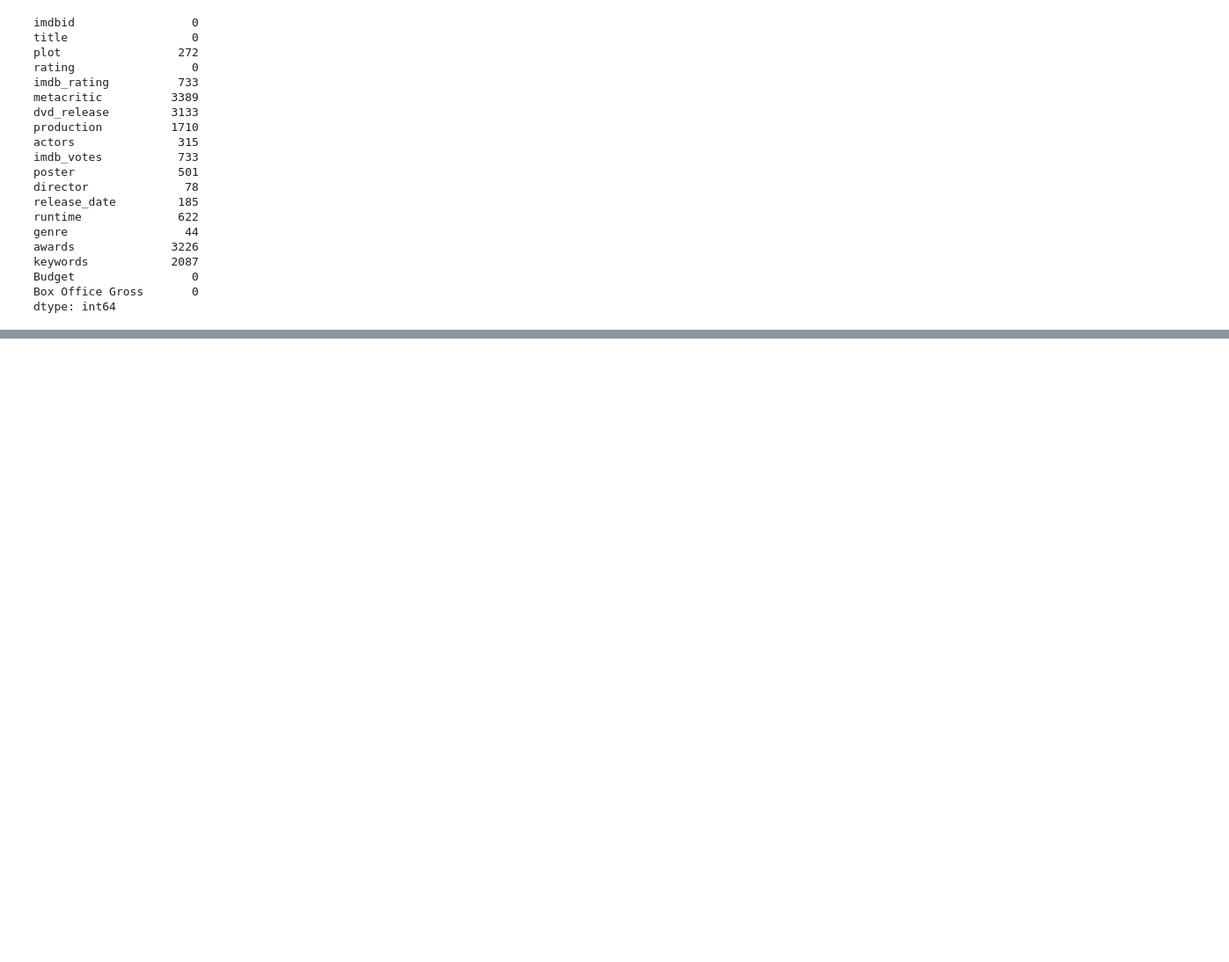
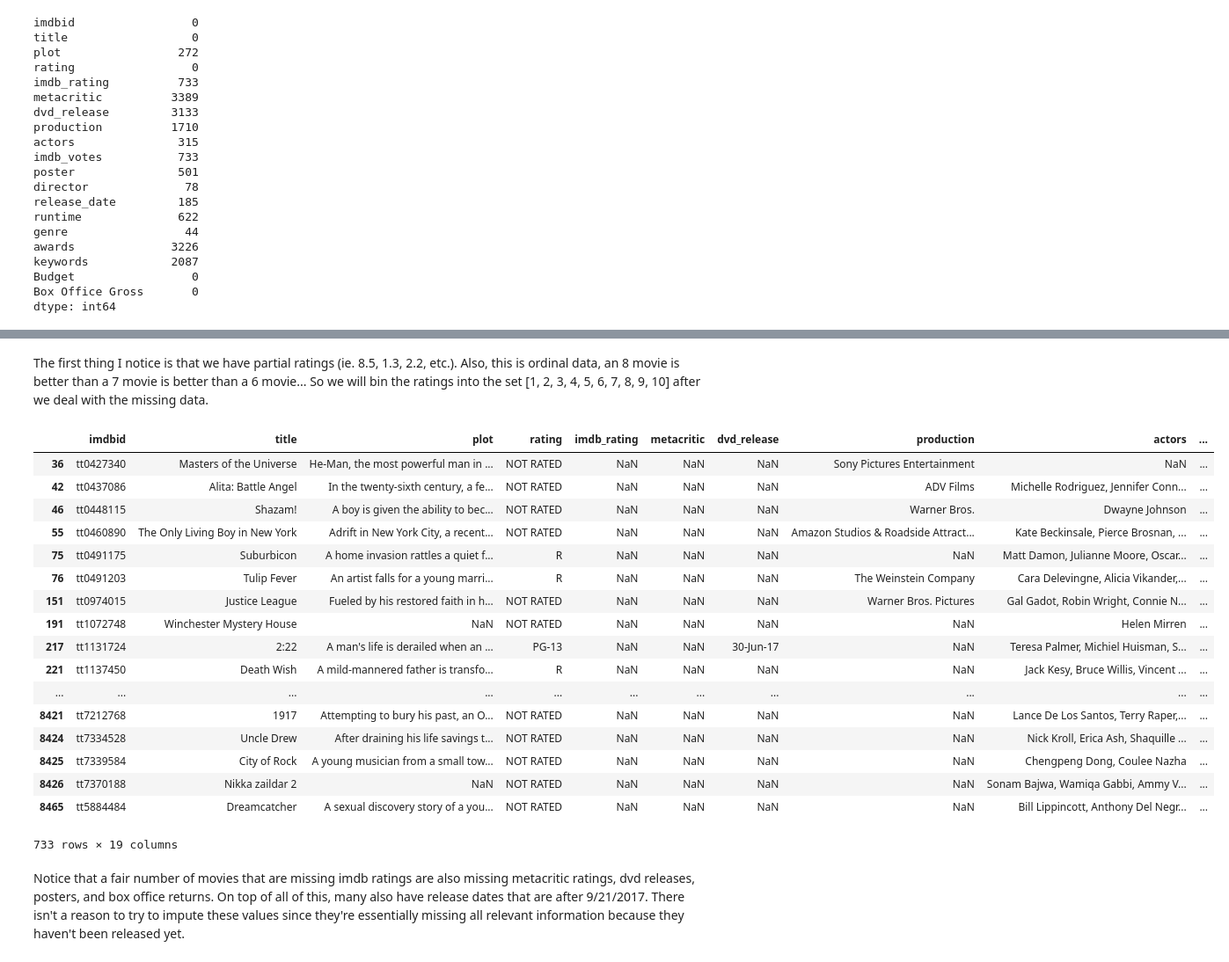
Before and after one commit to devinthai/NBCUniversal, a Jupyter notebook: Data Cleaning.ipynb, the cells around one changed output, grey strips where cells are left out. Shown at 88% size. Drawn from its saved outputs; the diff is of its cells as text; code cells hidden in the pictures; blank space fills up the shorter version.

```diff
--- a/Data Cleaning.ipynb
+++ b/Data Cleaning.ipynb
@@ -195,0 +183,25 @@ Name: imdb_votes, Length: 8468, dtype: object
+# %% [markdown]
+The first thing I notice is that we have partial ratings (ie. 8.5, 1.3, 2.2, etc.). Also, this is ordinal data, an 8 movie is better than a 7 movie is better than a 6 movie... So we will bin the ratings into the set [1, 2, 3, 4, 5, 6, 7, 8, 9, 10] after we deal with the missing data.
+# %%
+data[data['imdb_rating'].isna()]
+# %% [output]
+|  | imdbid | title | plot | rating | imdb_rating | metacritic | dvd_release | production | actors | ... |
+| 36 | tt0427340 | Masters of the Universe | He-Man, the most powerful man in ... | NOT RATED | NaN | NaN | NaN | Sony Pictures Entertainment | NaN | ... |
+| 42 | tt0437086 | Alita: Battle Angel | In the twenty-sixth century, a fe... | NOT RATED | NaN | NaN | NaN | ADV Films | Michelle Rodriguez, Jennifer Conn... | ... |
+| 46 | tt0448115 | Shazam! | A boy is given the ability to bec... | NOT RATED | NaN | NaN | NaN | Warner Bros. | Dwayne Johnson | ... |
+| 55 | tt0460890 | The Only Living Boy in New York | Adrift in New York City, a recent... | NOT RATED | NaN | NaN | NaN | Amazon Studios & Roadside Attract... | Kate Beckinsale, Pierce Brosnan, ... | ... |
+| 75 | tt0491175 | Suburbicon | A home invasion rattles a quiet f... | R | NaN | NaN | NaN | NaN | Matt Damon, Julianne Moore, Oscar... | ... |
+| 76 | tt0491203 | Tulip Fever | An artist falls for a young marri... | R | NaN | NaN | NaN | The Weinstein Company | Cara Delevingne, Alicia Vikander,... | ... |
+| 151 | tt0974015 | Justice League | Fueled by his restored faith in h... | NOT RATED | NaN | NaN | NaN | Warner Bros. Pictures | Gal Gadot, Robin Wright, Connie N... | ... |
+| 191 | tt1072748 | Winchester Mystery House | NaN | NOT RATED | NaN | NaN | NaN | NaN | Helen Mirren | ... |
+| 217 | tt1131724 | 2:22 | A man's life is derailed when an ... | PG-13 | NaN | NaN | 30-Jun-17 | NaN | Teresa Palmer, Michiel Huisman, S... | ... |
+| 221 | tt1137450 | Death Wish | A mild-mannered father is transfo... | R | NaN | NaN | NaN | NaN | Jack Kesy, Bruce Willis, Vincent ... | ... |
+| ... | ... | ... | ... | ... | ... | ... | ... | ... | ... | ... |
+| 8421 | tt7212768 | 1917 | Attempting to bury his past, an O... | NOT RATED | NaN | NaN | NaN | NaN | Lance De Los Santos, Terry Raper,... | ... |
+| 8424 | tt7334528 | Uncle Drew | After draining his life savings t... | NOT RATED | NaN | NaN | NaN | NaN | Nick Kroll, Erica Ash, Shaquille ... | ... |
+| 8425 | tt7339584 | City of Rock | A young musician from a small tow... | NOT RATED | NaN | NaN | NaN | NaN | Chengpeng Dong, Coulee Nazha | ... |
+| 8426 | tt7370188 | Nikka zaildar 2 | NaN | NOT RATED | NaN | NaN | NaN | NaN | Sonam Bajwa, Wamiqa Gabbi, Ammy V... | ... |
+| 8465 | tt5884484 | Dreamcatcher | A sexual discovery story of a you... | NOT RATED | NaN | NaN | NaN | NaN | Bill Lippincott, Anthony Del Negr... | ... |
+733 rows × 19 columns
+# %% [markdown]
+Notice that a fair number of movies that are missing imdb ratings are also missing metacritic ratings, dvd releases, posters, and box office returns. On top of all of this, many also have release dates that are after 9/21/2017. There isn't a reason to try to impute these values since they're essentially missing all relevant information because they haven't been released yet.
```
Also changed, not shown: parts of 4 cells of this notebook.
